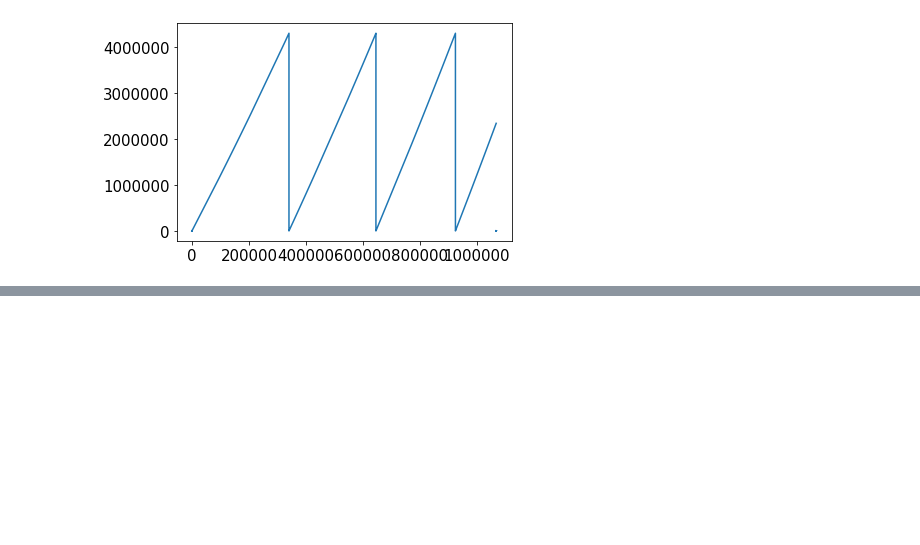
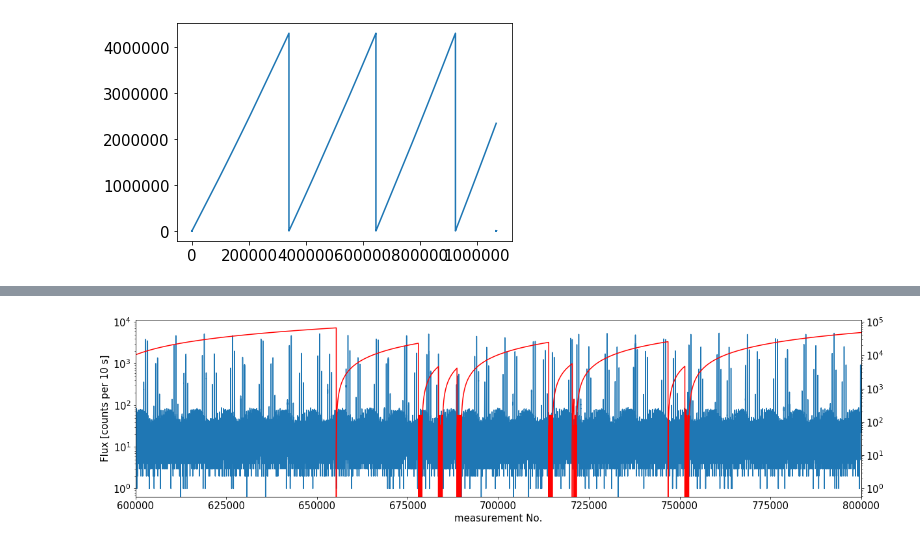
Before and after one commit to ODZ-UJF-AV-CR/ISS_SPACEDOS, a Jupyter notebook: SPACEDOS02A.ipynb, the cells around one changed output, grey strips where cells are left out. Cells and saved outputs as stored; diff of their text form; code cells hidden in the pictures; blank space fills up the shorter version.

```diff
--- a/SPACEDOS02A.ipynb
+++ b/SPACEDOS02A.ipynb
@@ -691,0 +745,17 @@ df = df.apply(pd.to_numeric, errors='coerce')
+# %%
+plt.figure(figsize=(20,5))
+matplotlib.rcParams.update({'font.size': 15})
+
+rc['sum'].plot()
+plt.yscale('log')
+
+plt.xlabel('measurement No.')
+plt.ylabel('Flux [counts per 10 s]')
+plt.xlim([600000,800000])
+#plt.ylim([0,4000])
+
+plt.twinx()
+rc[1].plot(c='r')
+plt.yscale('log')
+# %% [output]
+[figure, added]
```
Also changed, not shown: parts of 19 cells of this notebook, 1 other file.
